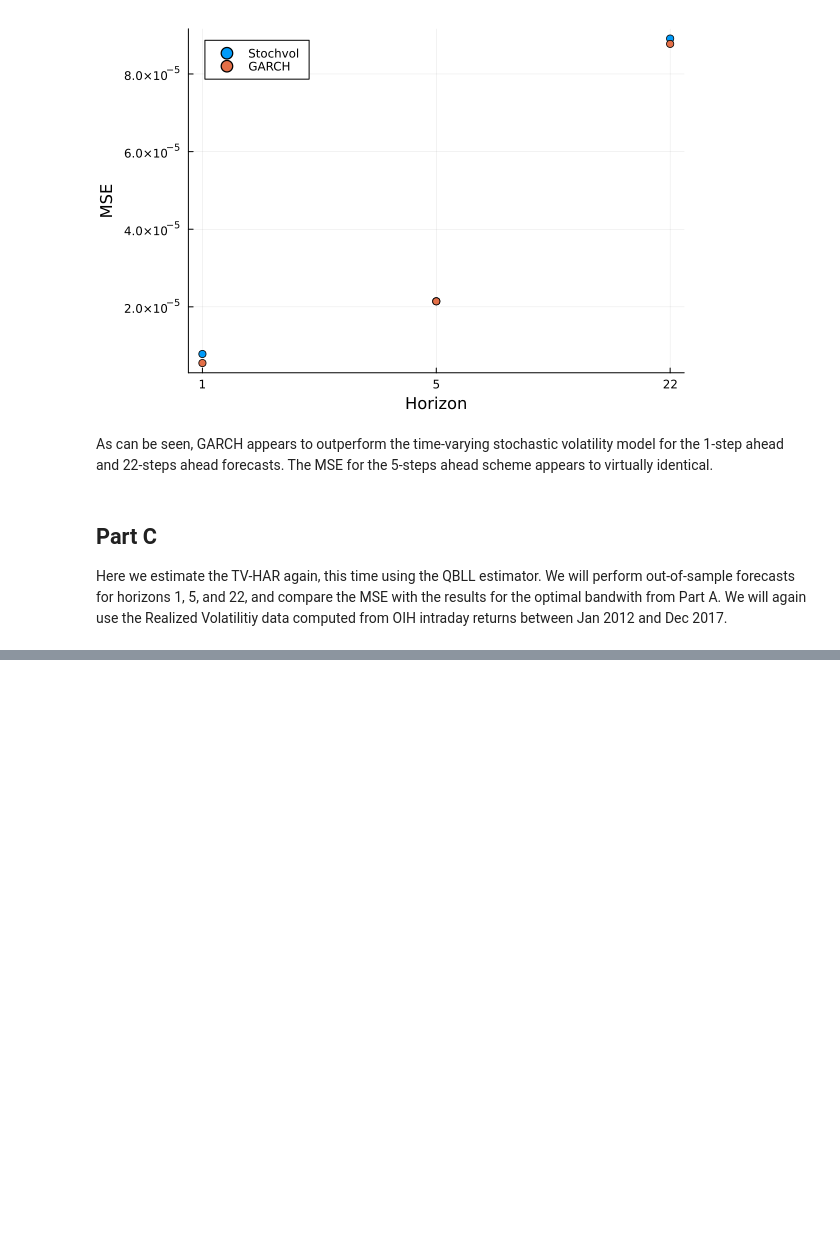
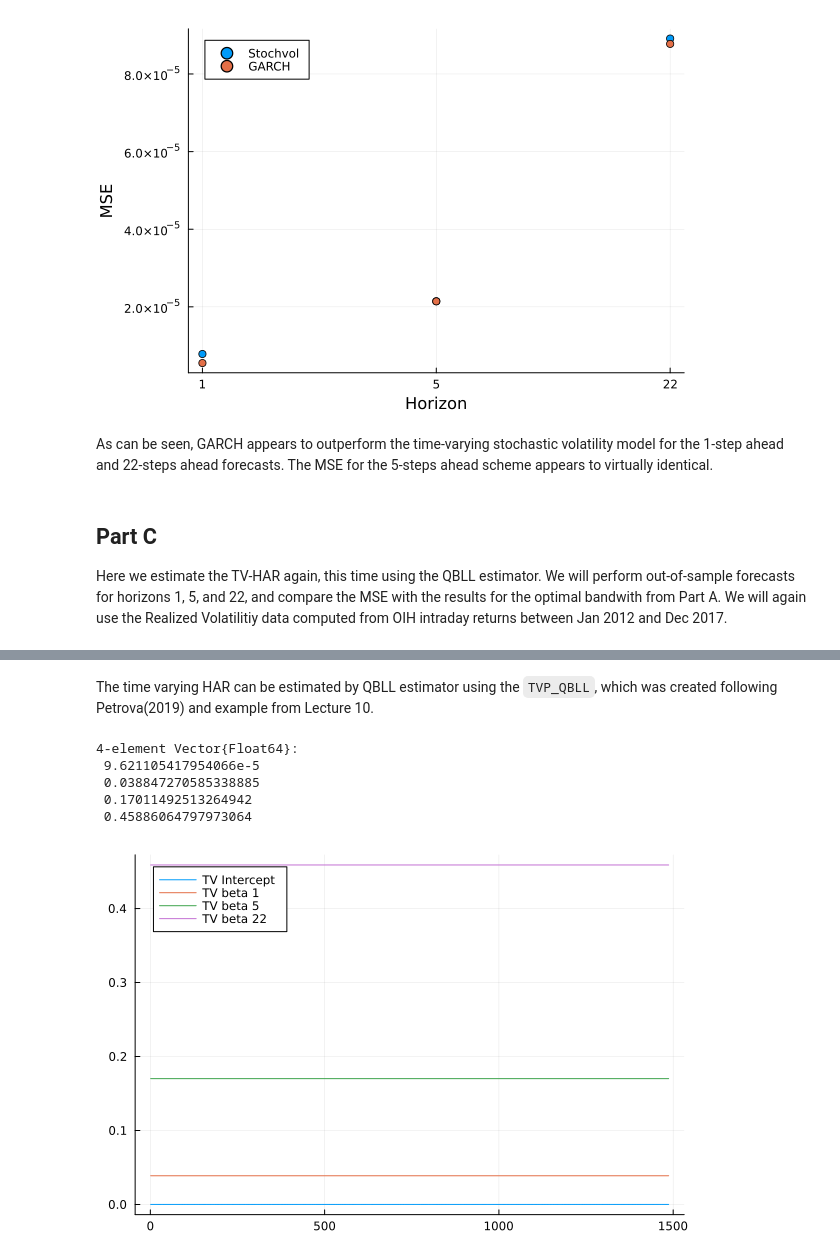
Before and after one commit to Matyas-Mattanelli/Financial-Econometrics-II, a Jupyter notebook: Project2.ipynb, the cells around one changed output, grey strips where cells are left out. Drawn from its saved outputs; the diff is of its cells as text; code cells hidden in the pictures; blank space fills up the shorter version.

```diff
--- a/Project2.ipynb
+++ b/Project2.ipynb
@@ -369,0 +405,2 @@ Here we estimate the TV-HAR again, this time using the QBLL estimator. We will p
+# %% [markdown]
+The time varying HAR can be estimated by QBLL estimator using the ``TVP_QBLL``, which was created following Petrova(2019) and example from Lecture 10.
@@ -369,0 +462,19 @@ Here we estimate the TV-HAR again, this time using the QBLL estimator. We will p
+# %%
+#Defining other parameters
+Nsim = 1000; #Number of simulations? in Petrova2019 I = 1000
+H = floor(sqrt(size(predictors, 1))) #parameter - chosen randomly? in Petrova2019 H = T^1/2 where T is size of y
+H = Int.(H);
+# %%
+#estimating betas by QBLL estimator
+betas = TVP_QBLL(target_1,predictors,Nsim,H);
+betas[end,:]
+# %% [output]
+4-element Vector{Float64}:
+ 9.621105417954066e-5
+ 0.038847270585338885
+ 0.17011492513264942
+ 0.45886064797973064
+# %%
+Plots.plot([betas[:,1] betas[:,2] betas[:,3] betas[:,4]],label=["TV Intercept" "TV beta 1" "TV beta 5" "TV beta 22"],legend = :topleft)
+# %% [output]
+[figure, added]
```
Also changed, not shown: parts of 7 cells of this notebook.
